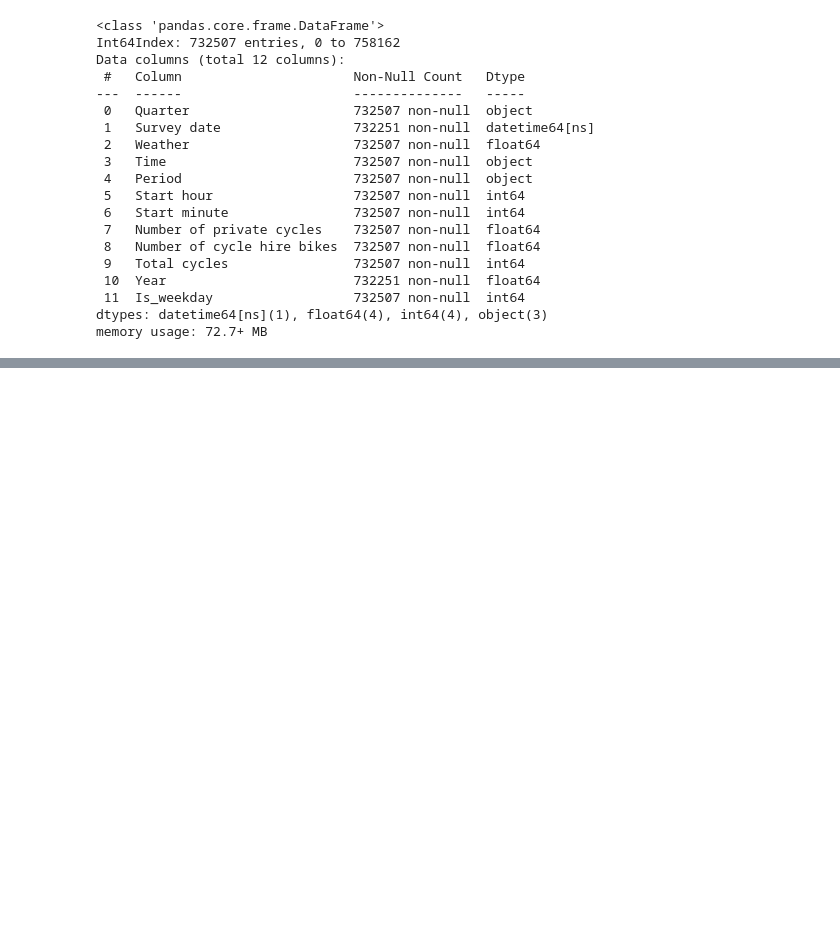
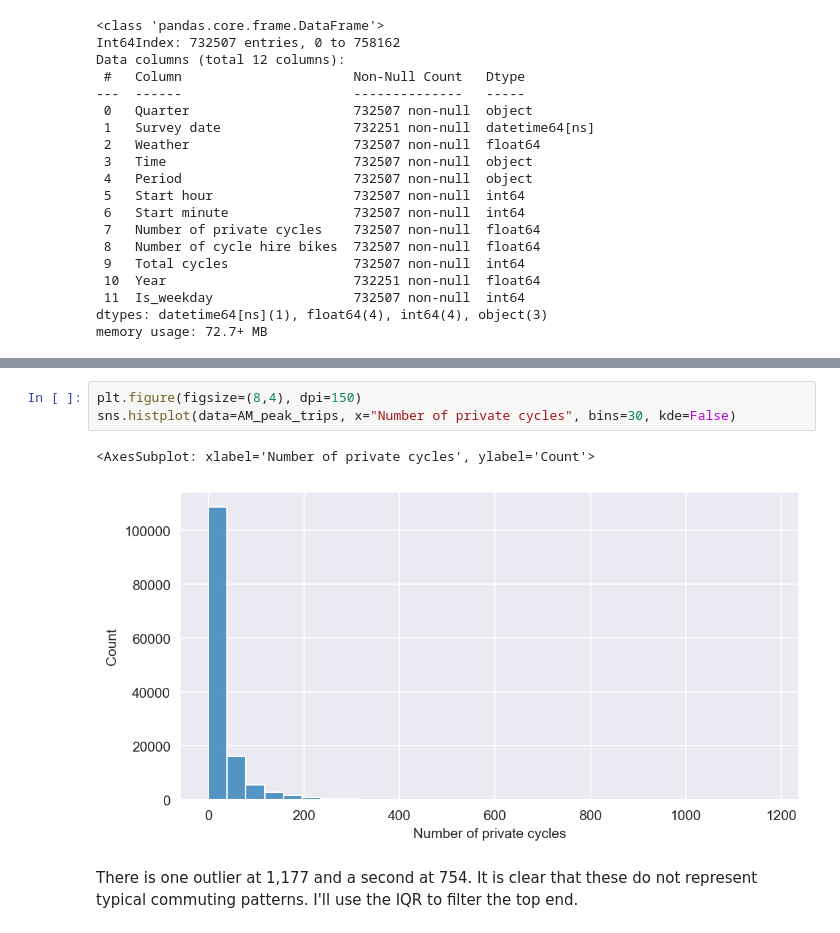
Before and after one commit to stepons/PostWorkings, a Jupyter notebook: Cycling in weather/Cycling in weather.ipynb, the cells around one changed output, grey strips where cells are left out. Cells and saved outputs as stored; diff of their text form; blank space fills up the shorter version.

Commit message:
Outliers and wet dry changes

```diff
--- a/Cycling in weather/Cycling in weather.ipynb
+++ b/Cycling in weather/Cycling in weather.ipynb
@@ -308,0 +300,9 @@ I will ignore values below -2 and above 20 degrees due to sample sizes. This ind
+# %%
+plt.figure(figsize=(8,4), dpi=150)
+sns.histplot(data=AM_peak_trips, x="Number of private cycles", bins=30, kde=False)
+# %% [output]
+<AxesSubplot: xlabel='Number of private cycles', ylabel='Count'>
+[figure, added]
+# %% [markdown]
+There is one outlier at 1,177 and a second at 754. It is clear that these do not represent<br>
+typical commuting patterns. I'll use the IQR to filter the top end.
```
Also changed, not shown: parts of 87 cells of this notebook, 2 other files.
